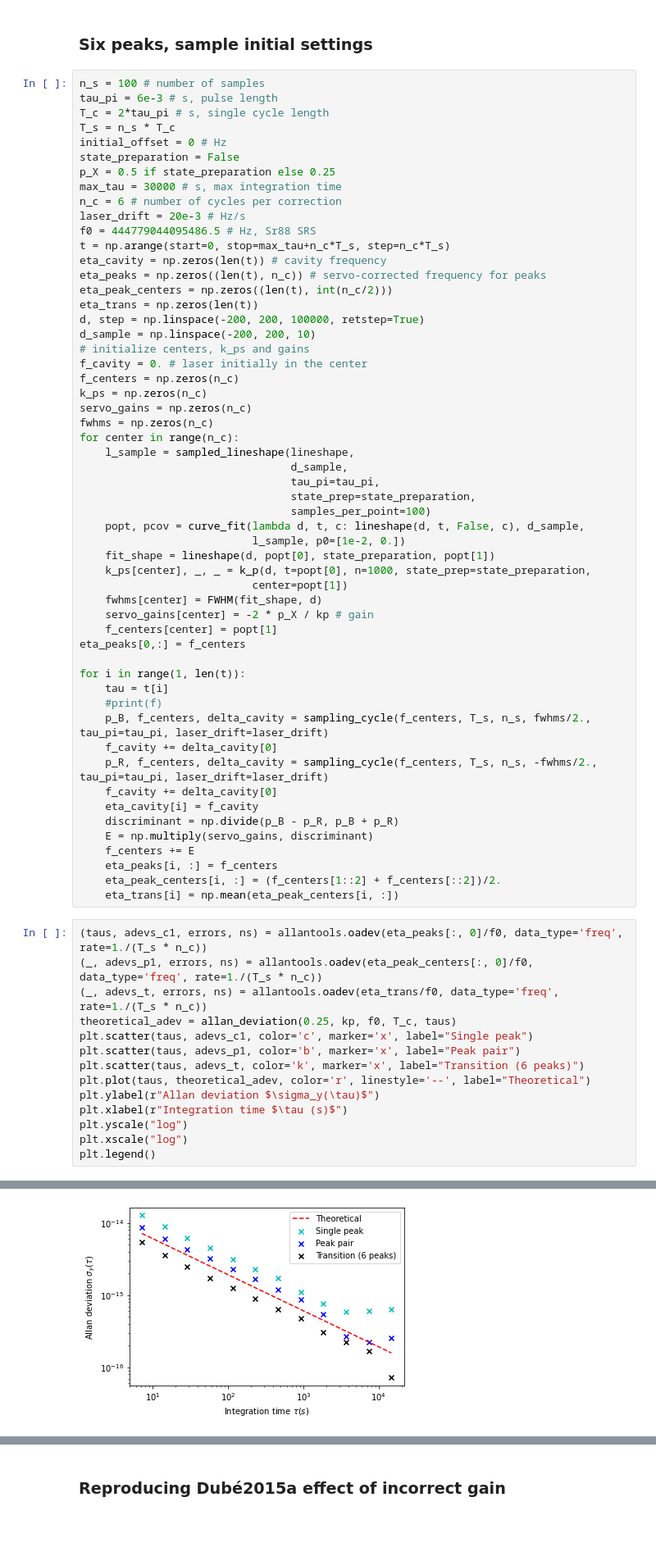
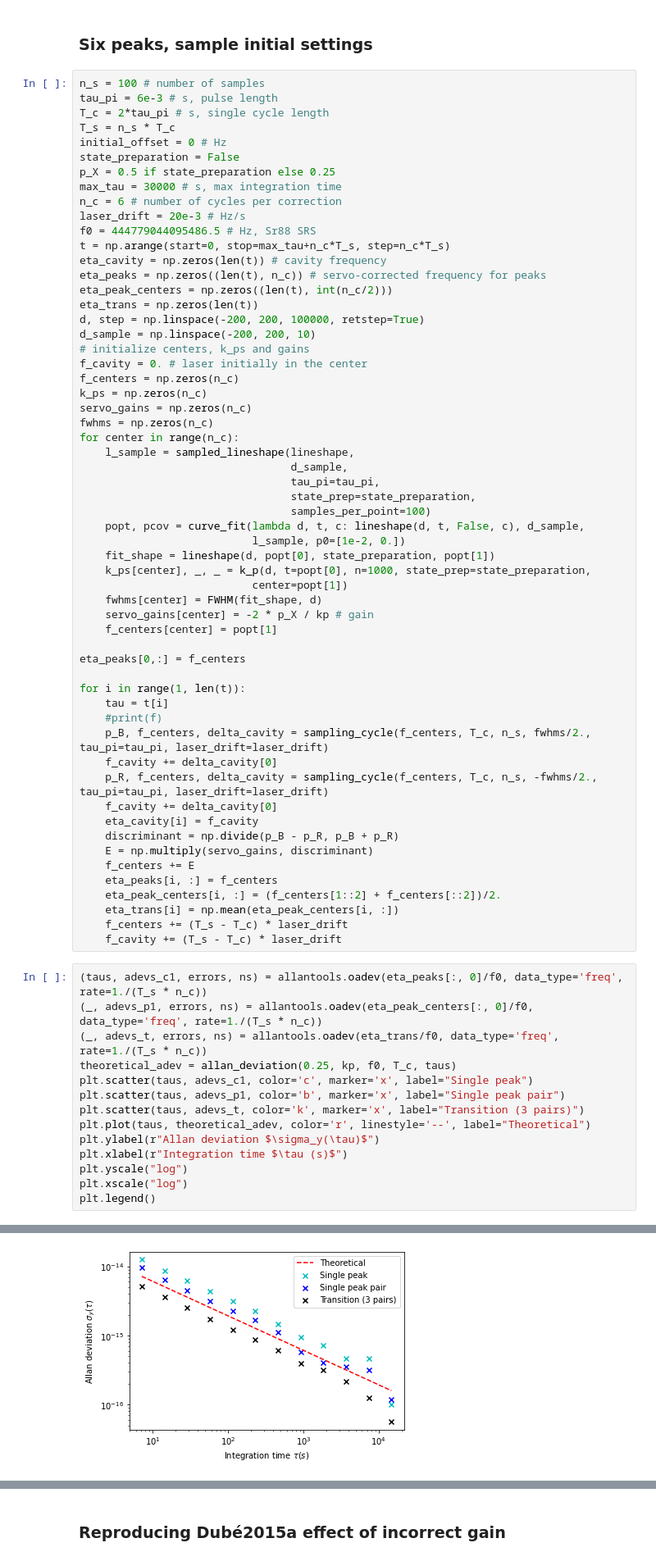
Before and after one commit to speug/srservosim, a Jupyter notebook: notebooks/servosimtests.ipynb, the cells around one changed output, grey strips where cells are left out. Shown at 82% size. Saved outputs shown, nothing was run; the diff lists cells and outputs as text; blank space fills up the shorter version.

Commit message:
also take into account the drift between measurements of the same peak

```diff
--- a/notebooks/servosimtests.ipynb
+++ b/notebooks/servosimtests.ipynb
@@ -340,14 +340,15 @@ for center in range(n_c):
     fwhms[center] = FWHM(fit_shape, d)
     servo_gains[center] = -2 * p_X / kp # gain
     f_centers[center] = popt[1]
+
 eta_peaks[0,:] = f_centers
 
 for i in range(1, len(t)):
     tau = t[i]
     #print(f)
-    p_B, f_centers, delta_cavity = sampling_cycle(f_centers, T_s, n_s, fwhms/2., tau_pi=tau_pi, laser_drift=laser_drift)
+    p_B, f_centers, delta_cavity = sampling_cycle(f_centers, T_c, n_s, fwhms/2., tau_pi=tau_pi, laser_drift=laser_drift)
     f_cavity += delta_cavity[0]
-    p_R, f_centers, delta_cavity = sampling_cycle(f_centers, T_s, n_s, -fwhms/2., tau_pi=tau_pi, laser_drift=laser_drift)
+    p_R, f_centers, delta_cavity = sampling_cycle(f_centers, T_c, n_s, -fwhms/2., tau_pi=tau_pi, laser_drift=laser_drift)
     f_cavity += delta_cavity[0]
     eta_cavity[i] = f_cavity
     discriminant = np.divide(p_B - p_R, p_B + p_R)
@@ -356,23 +357,25 @@ for i in range(1, len(t)):
     eta_peaks[i, :] = f_centers
     eta_peak_centers[i, :] = (f_centers[1::2] + f_centers[::2])/2.
     eta_trans[i] = np.mean(eta_peak_centers[i, :])
+    f_centers += (T_s - T_c) * laser_drift
+    f_cavity += (T_s - T_c) * laser_drift
 # %%
 (taus, adevs_c1, errors, ns) = allantools.oadev(eta_peaks[:, 0]/f0, data_type='freq', rate=1./(T_s * n_c))
 (_, adevs_p1, errors, ns) = allantools.oadev(eta_peak_centers[:, 0]/f0, data_type='freq', rate=1./(T_s * n_c))
 (_, adevs_t, errors, ns) = allantools.oadev(eta_trans/f0, data_type='freq', rate=1./(T_s * n_c))
 theoretical_adev = allan_deviation(0.25, kp, f0, T_c, taus)
 plt.scatter(taus, adevs_c1, color='c', marker='x', label="Single peak")
-plt.scatter(taus, adevs_p1, color='b', marker='x', label="Peak pair")
-plt.scatter(taus, adevs_t, color='k', marker='x', label="Transition (6 peaks)")
+plt.scatter(taus, adevs_p1, color='b', marker='x', label="Single peak pair")
+plt.scatter(taus, adevs_t, color='k', marker='x', label="Transition (3 pairs)")
 plt.plot(taus, theoretical_adev, color='r', linestyle='--', label="Theoretical")
 plt.ylabel(r"Allan deviation $\sigma_y(\tau)$")
 plt.xlabel(r"Integration time $\tau (s)$")
 plt.yscale("log")
 plt.xscale("log")
 plt.legend()
 # %% [output]
 <matplotlib.legend.Legend at 0x...>
-[figure, old version]
+[figure, new version]
 # %%
 fig, ax = plt.subplots(nrows=4, ncols=1, figsize=(5, 15))
 ax[0].plot(d, lineshape(d, tau_pi, state_prep=state_preparation), label="Theoretical")
```
Also changed, not shown: 1 other file.
